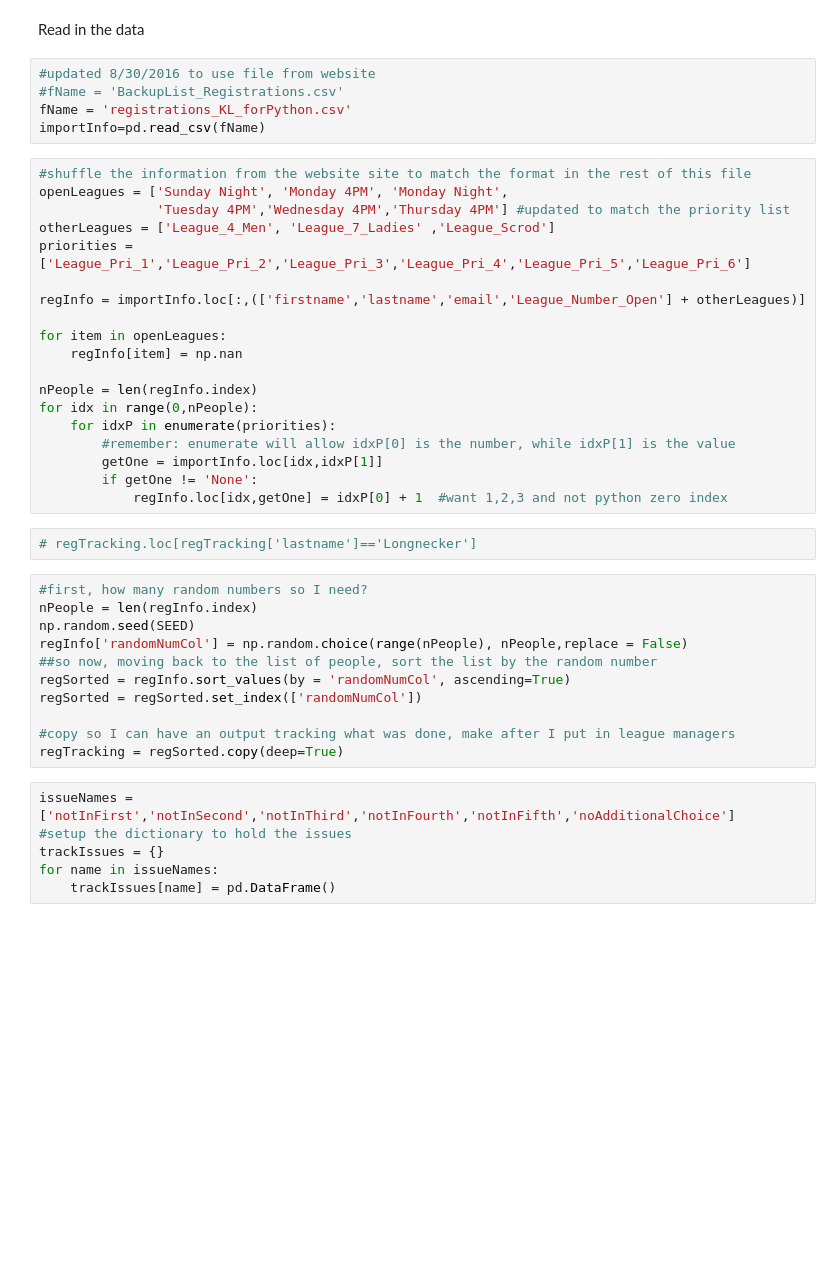
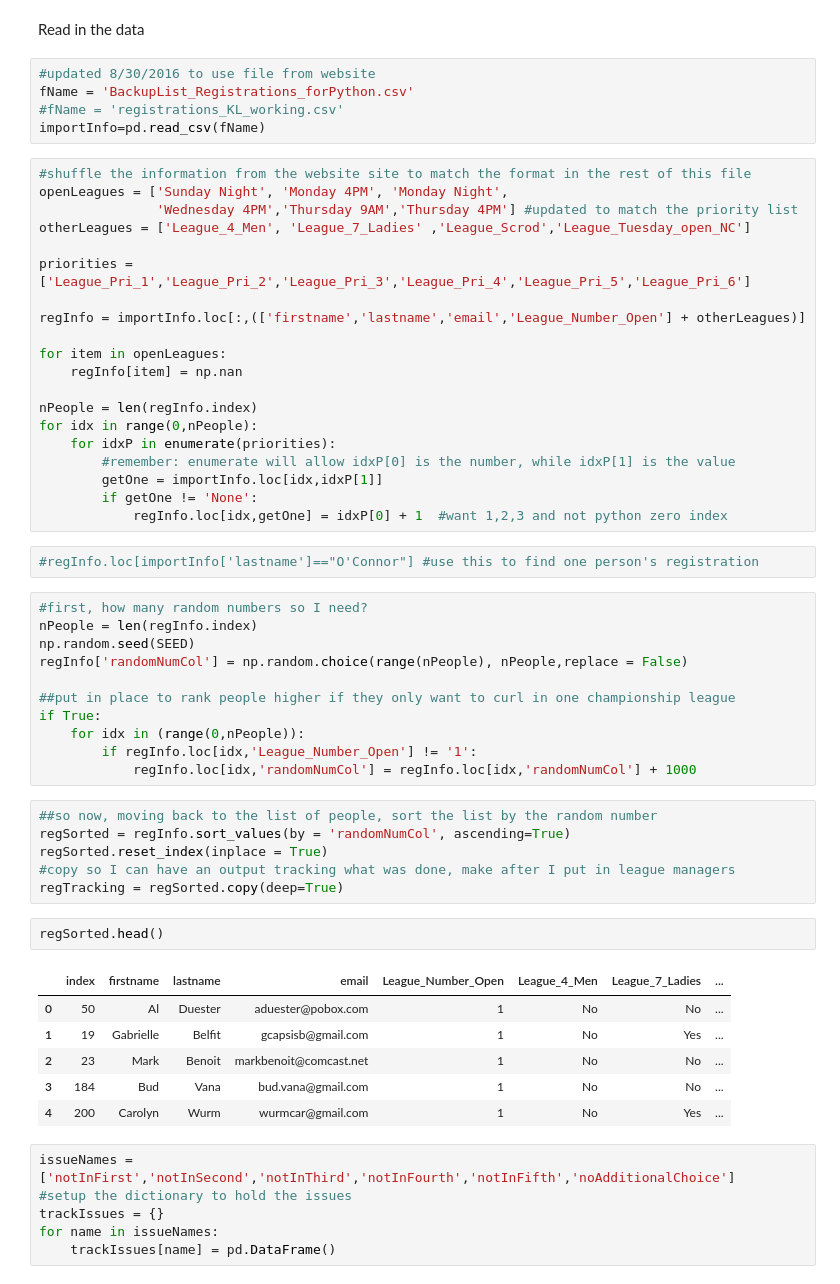
Before and after one commit to longnecker/leagues, a Jupyter notebook: sortRegistrations_byPeople.ipynb, the cells around one changed output. Cells and saved outputs as stored; diff of their text form; blank space fills up the shorter version.

```diff
--- a/sortRegistrations_byPeople.ipynb
+++ b/sortRegistrations_byPeople.ipynb
@@ -100,14 +104,15 @@ def addOpenLeague(idx,regSorted,regTracking,leagueDict_open,iteration,trackIssue
 Read in the data
 # %%
 #updated 8/30/2016 to use file from website
-#fName = 'BackupList_Registrations.csv'
-fName = 'registrations_KL_forPython.csv'
+fName = 'BackupList_Registrations_forPython.csv'
+#fName = 'registrations_KL_working.csv'
 importInfo=pd.read_csv(fName)
 # %%
 #shuffle the information from the website site to match the format in the rest of this file
 openLeagues = ['Sunday Night', 'Monday 4PM', 'Monday Night',
-               'Tuesday 4PM','Wednesday 4PM','Thursday 4PM'] #updated to match the priority list
-otherLeagues = ['League_4_Men', 'League_7_Ladies' ,'League_Scrod']
+               'Wednesday 4PM','Thursday 9AM','Thursday 4PM'] #updated to match the priority list
+otherLeagues = ['League_4_Men', 'League_7_Ladies' ,'League_Scrod','League_Tuesday_open_NC']
+
 priorities = ['League_Pri_1','League_Pri_2','League_Pri_3','League_Pri_4','League_Pri_5','League_Pri_6']
 
 regInfo = importInfo.loc[:,(['firstname','lastname','email','League_Number_Open'] + otherLeagues)]
@@ -122,19 +127,34 @@ for idx in range(0,nPeople):
         getOne = importInfo.loc[idx,idxP[1]]
         if getOne != 'None':
             regInfo.loc[idx,getOne] = idxP[0] + 1  #want 1,2,3 and not python zero index
-# %%
-# regTracking.loc[regTracking['lastname']=='Longnecker']
+# %%
+#regInfo.loc[importInfo['lastname']=="O'Connor"] #use this to find one person's registration
+# %%
+#first, how many random numbers so I need?
+nPeople = len(regInfo.index)
+np.random.seed(SEED)
+regInfo['randomNumCol'] = np.random.choice(range(nPeople), nPeople,replace = False)
+
+##put in place to rank people higher if they only want to curl in one championship league
+if True:
+    for idx in (range(0,nPeople)):
+        if regInfo.loc[idx,'League_Number_Open'] != '1':
+            regInfo.loc[idx,'randomNumCol'] = regInfo.loc[idx,'randomNumCol'] + 1000
 # %%
-#first, how many random numbers so I need?
-nPeople = len(regInfo.index)
-np.random.seed(SEED)
-regInfo['randomNumCol'] = np.random.choice(range(nPeople), nPeople,replace = False)
 ##so now, moving back to the list of people, sort the list by the random number
 regSorted = regInfo.sort_values(by = 'randomNumCol', ascending=True)
-regSorted = regSorted.set_index(['randomNumCol'])
-
+regSorted.reset_index(inplace = True)
 #copy so I can have an output tracking what was done, make after I put in league managers
 regTracking = regSorted.copy(deep=True)
+# %%
+regSorted.head()
+# %% [output]
+|  | index | firstname | lastname | email | League_Number_Open | League_4_Men | League_7_Ladies | ... |
+| 0 | 50 | Al | Duester | aduester@pobox.com | 1 | No | No | ... |
+| 1 | 19 | Gabrielle | Belfit | gcapsisb@gmail.com | 1 | No | Yes | ... |
+| 2 | 23 | Mark | Benoit | markbenoit@comcast.net | 1 | No | No | ... |
+| 3 | 184 | Bud | Vana | bud.vana@gmail.com | 1 | No | No | ... |
+| 4 | 200 | Carolyn | Wurm | wurmcar@gmail.com | 1 | No | Yes | ... |
 # %%
 issueNames = ['notInFirst','notInSecond','notInThird','notInFourth','notInFifth','noAdditionalChoice']
 #setup the dictionary to hold the issues
```
Also changed, not shown: parts of 27 cells of this notebook, 2 other files.
